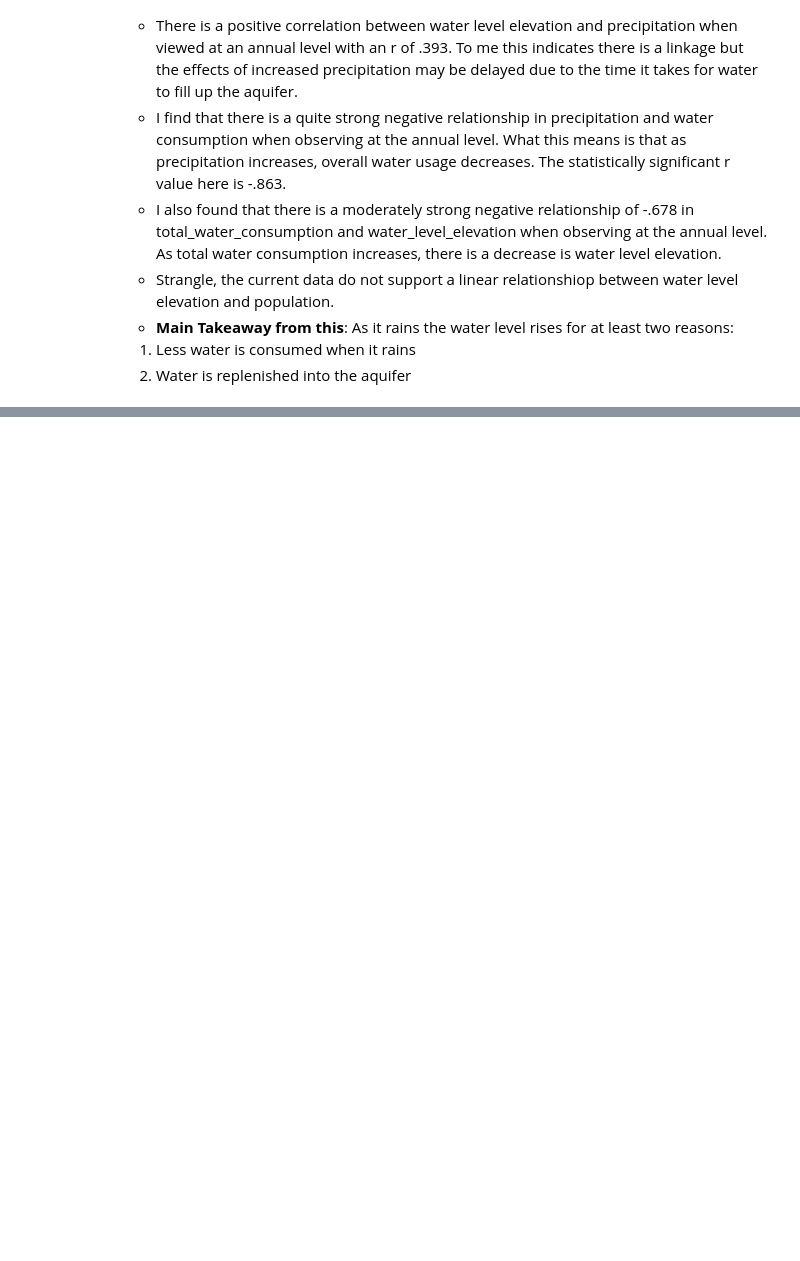
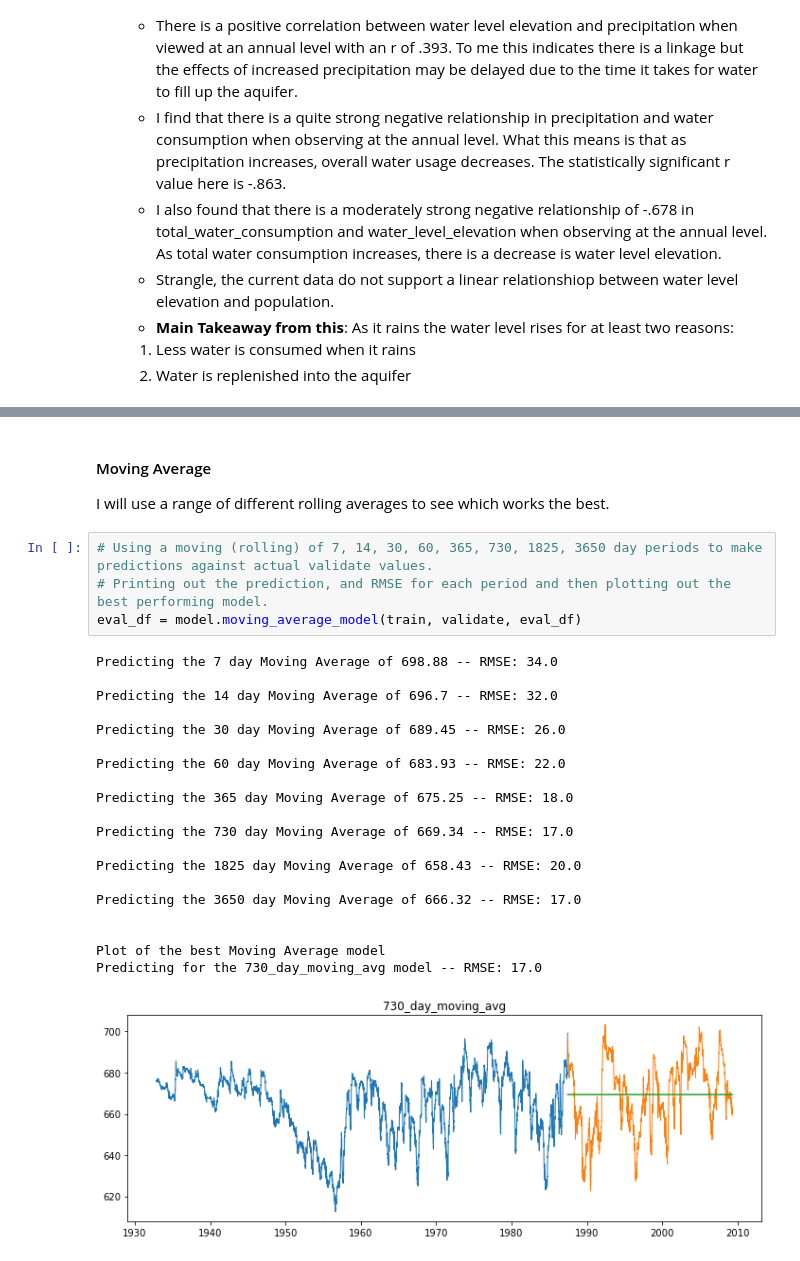
Before and after one commit to AndrewRachuig/edwards_aquifer_project, a Jupyter notebook: final_report_aquifer_project.ipynb, the cells around one changed output, grey strips where cells are left out. Drawn from its saved outputs; the diff is of its cells as text; blank space fills up the shorter version.

```diff
--- a/final_report_aquifer_project.ipynb
+++ b/final_report_aquifer_project.ipynb
@@ -350,0 +363,29 @@ eval_df
+# %% [markdown]
+#### Moving Average
+
+I will use a range of different rolling averages to see which works the best.
+# %%
+# Using a moving (rolling) of 7, 14, 30, 60, 365, 730, 1825, 3650 day periods to make predictions against actual validate values.
+# Printing out the prediction, and RMSE for each period and then plotting out the best performing model.
+eval_df = model.moving_average_model(train, validate, eval_df)
+# %% [output]
+Predicting the 7 day Moving Average of 698.88 -- RMSE: 34.0
+
+Predicting the 14 day Moving Average of 696.7 -- RMSE: 32.0
+
+Predicting the 30 day Moving Average of 689.45 -- RMSE: 26.0
+
+Predicting the 60 day Moving Average of 683.93 -- RMSE: 22.0
+
+Predicting the 365 day Moving Average of 675.25 -- RMSE: 18.0
+
+Predicting the 730 day Moving Average of 669.34 -- RMSE: 17.0
+
+Predicting the 1825 day Moving Average of 658.43 -- RMSE: 20.0
+
+Predicting the 3650 day Moving Average of 666.32 -- RMSE: 17.0
+
+
+Plot of the best Moving Average model
+Predicting for the 730_day_moving_avg model -- RMSE: 17.0
+[figure, added]
```
Also changed, not shown: parts of 21 cells of this notebook, 1 other file.
